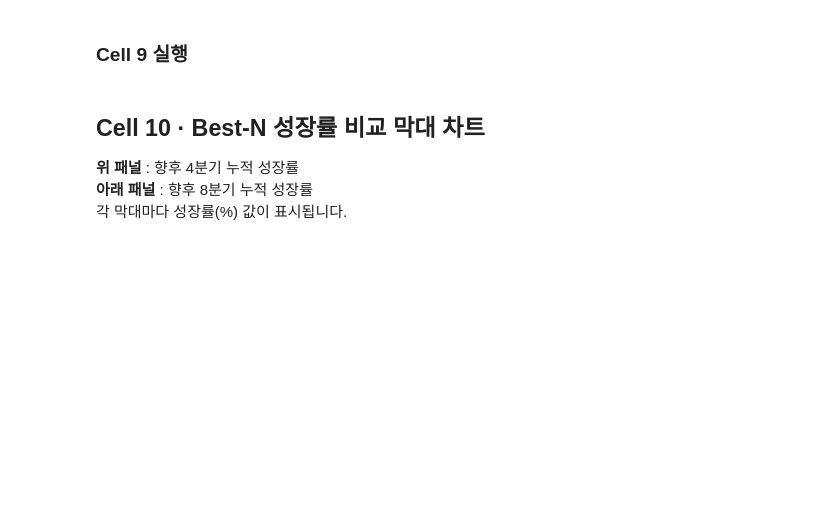
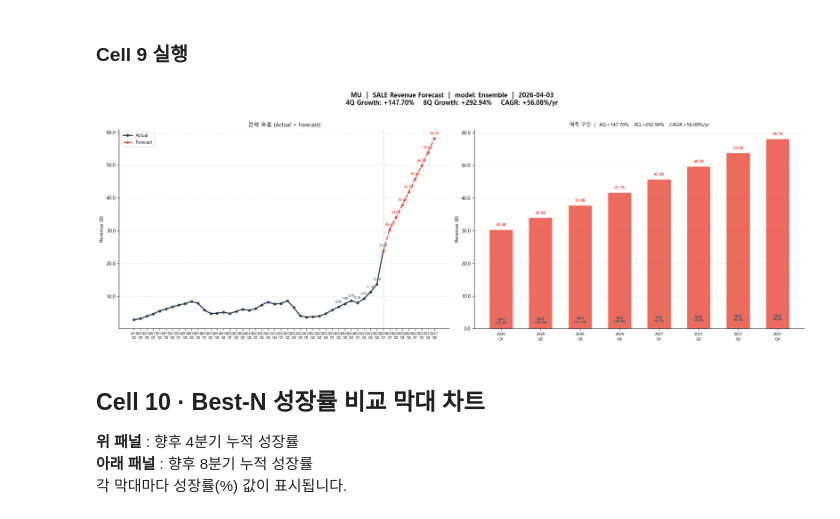
Before and after one commit to stox74/stock_forecast, a Jupyter notebook: US_Market/analysis/미국전기업_매출_예측/us_revenue_analysis_notebook.ipynb, the cells around one changed output. Cells and saved outputs as stored; diff of their text form; code cells hidden in the pictures; blank space fills up the shorter version.

```diff
--- a/US_Market/analysis/미국전기업_매출_예측/us_revenue_analysis_notebook.ipynb
+++ b/US_Market/analysis/미국전기업_매출_예측/us_revenue_analysis_notebook.ipynb
@@ -592,10 +659,12 @@ print("[OK] plot_ticker_forecast 함수 정의 완료")
 # %% [markdown]
 ### Cell 9 실행
 # %%
-CHART_TICKER = "AAPL"     # ← 변경
+CHART_TICKER = "MU"     # ← 변경
 CHART_MODEL  = "Ensemble"  # ← 변경
 
 plot_ticker_forecast(CHART_TICKER, CHART_MODEL)
+# %% [output]
+[figure, added]
 # %% [markdown]
 ## Cell 10 · Best-N 성장률 비교 막대 차트
 
```
Also changed, not shown: parts of 6 cells of this notebook, 4 other files.
